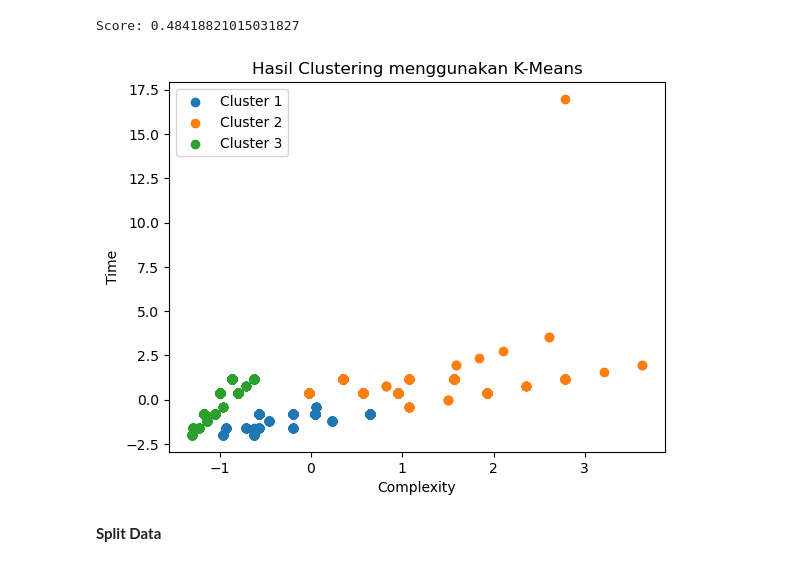
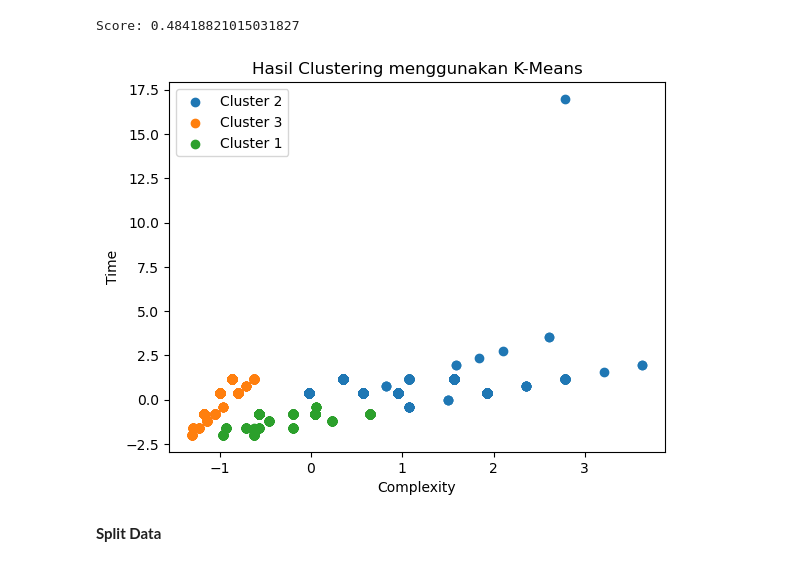
Before and after one commit to Jordan-18/PPL-CS-Prioritization-, a Jupyter notebook: preprocess.split-data.clustering.ipynb, the cells around one changed output. Saved outputs shown, nothing was run; the diff lists cells and outputs as text; code cells hidden in the pictures.

```diff
--- a/preprocess.split-data.clustering.ipynb
+++ b/preprocess.split-data.clustering.ipynb
@@ -62,21 +62,21 @@ print(f"Score: {score_avg}")
 # %% [output]
 Score: 0.48418821015031827
 # %%
-for cluster_num in range(3):
+for cluster_num in dataset['Class'].unique():
     cluster_data = dataset[dataset['Class'] == cluster_num]
     plt.scatter(
         # cluster_data['Complexity'],
         cluster_data['Cost'],
         cluster_data['Time'],
         label=f'Cluster {cluster_num + 1}')
 
 plt.xlabel('Complexity')
 plt.ylabel('Time')
 plt.legend()
 plt.title('Hasil Clustering menggunakan K-Means')
 plt.show()
 # %% [output]
-[figure, old version]
+[figure, new version]
 # %% [markdown]
 **Split Data**
 # %%
```
Also changed, not shown: parts of 4 cells of this notebook, 6 other files.
